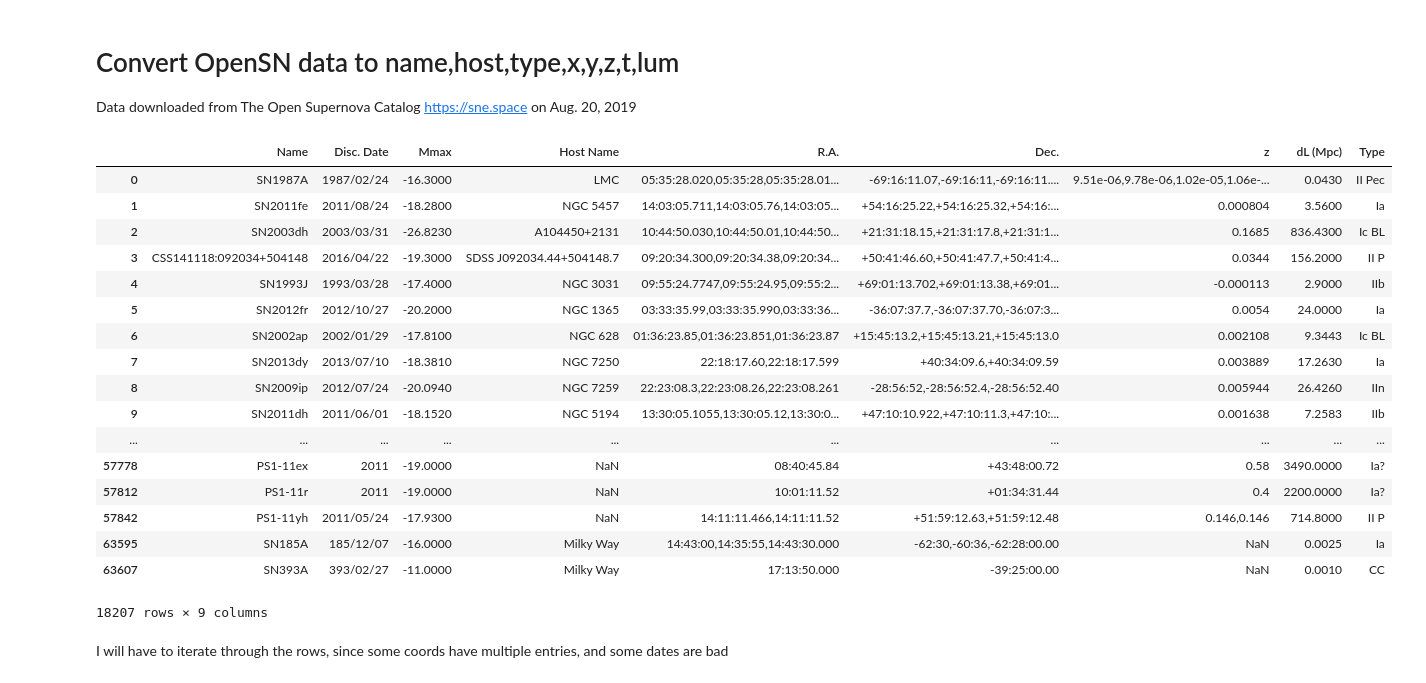
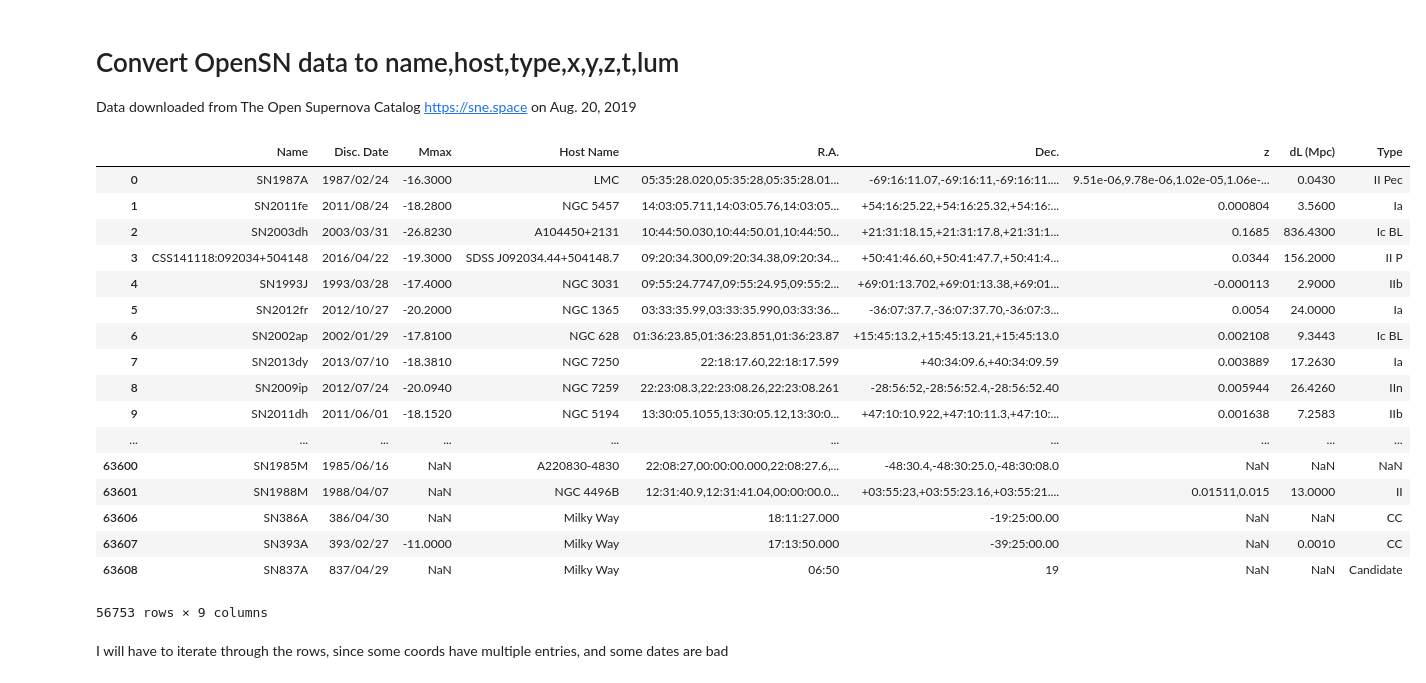
Before and after one commit to marksubbarao/UniviewSNvTime, a Jupyter notebook: rawdata/convertOpenSN.ipynb, the cells around one changed output. Drawn from its saved outputs; the diff is of its cells as text; code cells hidden in the pictures.

```diff
--- a/rawdata/convertOpenSN.ipynb
+++ b/rawdata/convertOpenSN.ipynb
@@ -14,31 +14,31 @@ import matplotlib.pyplot as plt
 # %%
 df = pd.read_csv('OpenSNCat.csv')
 #select the ones that have all the data we need
 df = df.loc[(df['R.A.'].notnull()) & \
               (df['Dec.'].notnull()) & \
-              (df['dL (Mpc)'].notnull()) & \
-              (df['Disc. Date'].notnull()) & \
-              (df['Mmax'].notnull())]
+              (df['Disc. Date'].notnull())]# & \
+              #(df['dL (Mpc)'].notnull()) & \
+              #(df['Mmax'].notnull())]
 df
 # %% [output]
 |  | Name | Disc. Date | Mmax | Host Name | R.A. | Dec. | z | dL (Mpc) | Type |
 | 0 | SN1987A | 1987/02/24 | -16.3000 | LMC | 05:35:28.020,05:35:28,05:35:28.01... | -69:16:11.07,-69:16:11,-69:16:11.... | 9.51e-06,9.78e-06,1.02e-05,1.06e-... | 0.0430 | II Pec |
 | 1 | SN2011fe | 2011/08/24 | -18.2800 | NGC 5457 | 14:03:05.711,14:03:05.76,14:03:05... | +54:16:25.22,+54:16:25.32,+54:16:... | 0.000804 | 3.5600 | Ia |
 | 2 | SN2003dh | 2003/03/31 | -26.8230 | A104450+2131 | 10:44:50.030,10:44:50.01,10:44:50... | +21:31:18.15,+21:31:17.8,+21:31:1... | 0.1685 | 836.4300 | Ic BL |
 | 3 | CSS141118:092034+504148 | 2016/04/22 | -19.3000 | SDSS J092034.44+504148.7 | 09:20:34.300,09:20:34.38,09:20:34... | +50:41:46.60,+50:41:47.7,+50:41:4... | 0.0344 | 156.2000 | II P |
 | 4 | SN1993J | 1993/03/28 | -17.4000 | NGC 3031 | 09:55:24.7747,09:55:24.95,09:55:2... | +69:01:13.702,+69:01:13.38,+69:01... | -0.000113 | 2.9000 | IIb |
 | 5 | SN2012fr | 2012/10/27 | -20.2000 | NGC 1365 | 03:33:35.99,03:33:35.990,03:33:36... | -36:07:37.7,-36:07:37.70,-36:07:3... | 0.0054 | 24.0000 | Ia |
 | 6 | SN2002ap | 2002/01/29 | -17.8100 | NGC 628 | 01:36:23.85,01:36:23.851,01:36:23.87 | +15:45:13.2,+15:45:13.21,+15:45:13.0 | 0.002108 | 9.3443 | Ic BL |
 | 7 | SN2013dy | 2013/07/10 | -18.3810 | NGC 7250 | 22:18:17.60,22:18:17.599 | +40:34:09.6,+40:34:09.59 | 0.003889 | 17.2630 | Ia |
 | 8 | SN2009ip | 2012/07/24 | -20.0940 | NGC 7259 | 22:23:08.3,22:23:08.26,22:23:08.261 | -28:56:52,-28:56:52.4,-28:56:52.40 | 0.005944 | 26.4260 | IIn |
 | 9 | SN2011dh | 2011/06/01 | -18.1520 | NGC 5194 | 13:30:05.1055,13:30:05.12,13:30:0... | +47:10:10.922,+47:10:11.3,+47:10:... | 0.001638 | 7.2583 | IIb |
 | ... | ... | ... | ... | ... | ... | ... | ... | ... | ... |
-| 57778 | PS1-11ex | 2011 | -19.0000 | NaN | 08:40:45.84 | +43:48:00.72 | 0.58 | 3490.0000 | Ia? |
-| 57812 | PS1-11r | 2011 | -19.0000 | NaN | 10:01:11.52 | +01:34:31.44 | 0.4 | 2200.0000 | Ia? |
-| 57842 | PS1-11yh | 2011/05/24 | -17.9300 | NaN | 14:11:11.466,14:11:11.52 | +51:59:12.63,+51:59:12.48 | 0.146,0.146 | 714.8000 | II P |
-| 63595 | SN185A | 185/12/07 | -16.0000 | Milky Way | 14:43:00,14:35:55,14:43:30.000 | -62:30,-60:36,-62:28:00.00 | NaN | 0.0025 | Ia |
+| 63600 | SN1985M | 1985/06/16 | NaN | A220830-4830 | 22:08:27,00:00:00.000,22:08:27.6,... | -48:30.4,-48:30:25.0,-48:30:08.0 | NaN | NaN | NaN |
+| 63601 | SN1988M | 1988/04/07 | NaN | NGC 4496B | 12:31:40.9,12:31:41.04,00:00:00.0... | +03:55:23,+03:55:23.16,+03:55:21.... | 0.01511,0.015 | 13.0000 | II |
+| 63606 | SN386A | 386/04/30 | NaN | Milky Way | 18:11:27.000 | -19:25:00.00 | NaN | NaN | CC |
 | 63607 | SN393A | 393/02/27 | -11.0000 | Milky Way | 17:13:50.000 | -39:25:00.00 | NaN | 0.0010 | CC |
+| 63608 | SN837A | 837/04/29 | NaN | Milky Way | 06:50 | 19 | NaN | NaN | Candidate |
-18207 rows × 9 columns
+56753 rows × 9 columns
 # %% [markdown]
 I will have to iterate through the rows, since some coords have multiple entries, and some dates are bad
 # %%
```
Also changed, not shown: parts of 1 cell of this notebook, 11 other files.
